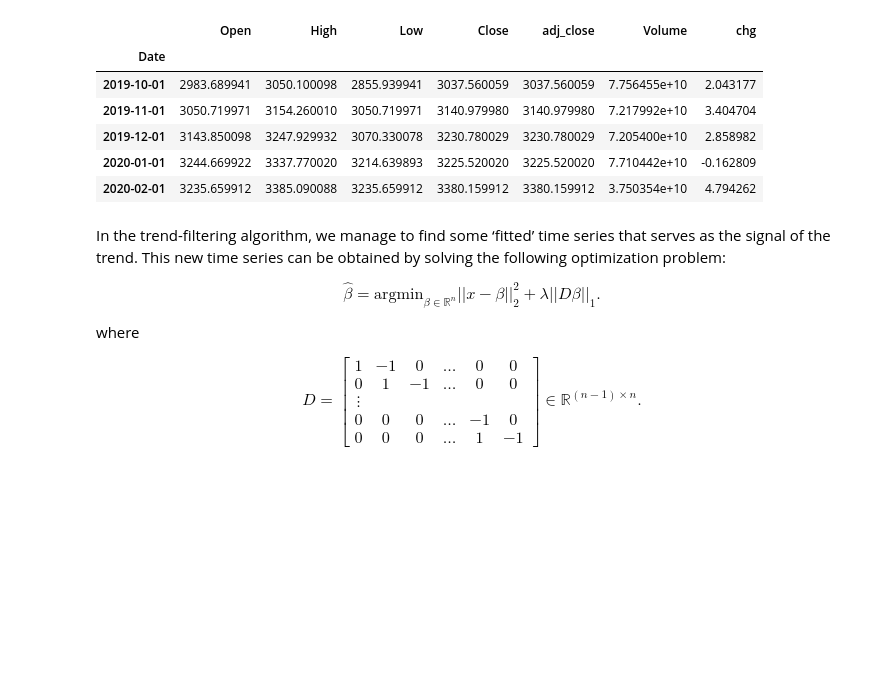
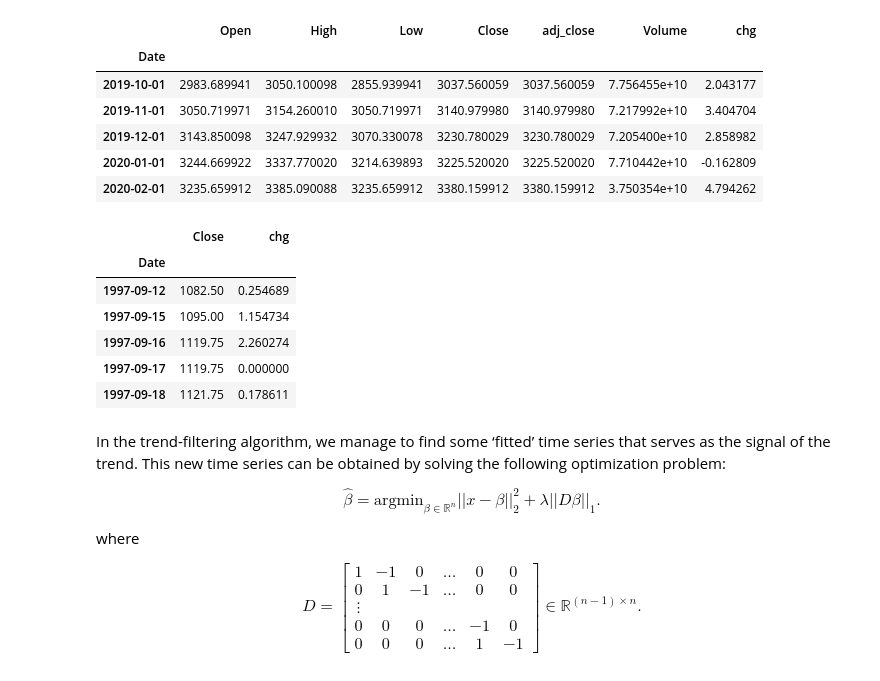
Before and after one commit to pjrowe/Economic-Regime-analysis-and-Factor-Models, a Jupyter notebook: Scenario_Simulations.ipynb, the cells around one changed output. Cells and saved outputs as stored; diff of their text form; code cells hidden in the pictures; blank space fills up the shorter version.

```diff
--- a/Scenario_Simulations.ipynb
+++ b/Scenario_Simulations.ipynb
@@ -121,6 +121,17 @@ SP500_data.tail()
 | 2019-12-01 | 3143.850098 | 3247.929932 | 3070.330078 | 3230.780029 | 3230.780029 | 7.205400e+10 | 2.858982 |
 | 2020-01-01 | 3244.669922 | 3337.770020 | 3214.639893 | 3225.520020 | 3225.520020 | 7.710442e+10 | -0.162809 |
 | 2020-02-01 | 3235.659912 | 3385.090088 | 3235.659912 | 3380.159912 | 3380.159912 | 3.750354e+10 | 4.794262 |
+# %%
+es_daily = pd.read_csv('es_daily_1997_2020_small.csv',index_col=0, header=0,parse_dates=[0])
+es_daily.head()
+# %% [output]
+|  | Close | chg |
+| Date |  |  |
+| 1997-09-12 | 1082.50 | 0.254689 |
+| 1997-09-15 | 1095.00 | 1.154734 |
+| 1997-09-16 | 1119.75 | 2.260274 |
+| 1997-09-17 | 1119.75 | 0.000000 |
+| 1997-09-18 | 1121.75 | 0.178611 |
 # %% [markdown]
 In the trend-filtering algorithm, we manage to find some ‘fitted’ time series that serves as the signal of the trend. This new time series can be obtained by solving the following optimization problem:
 
```
Also changed, not shown: parts of 5 cells of this notebook, 2 other files.
